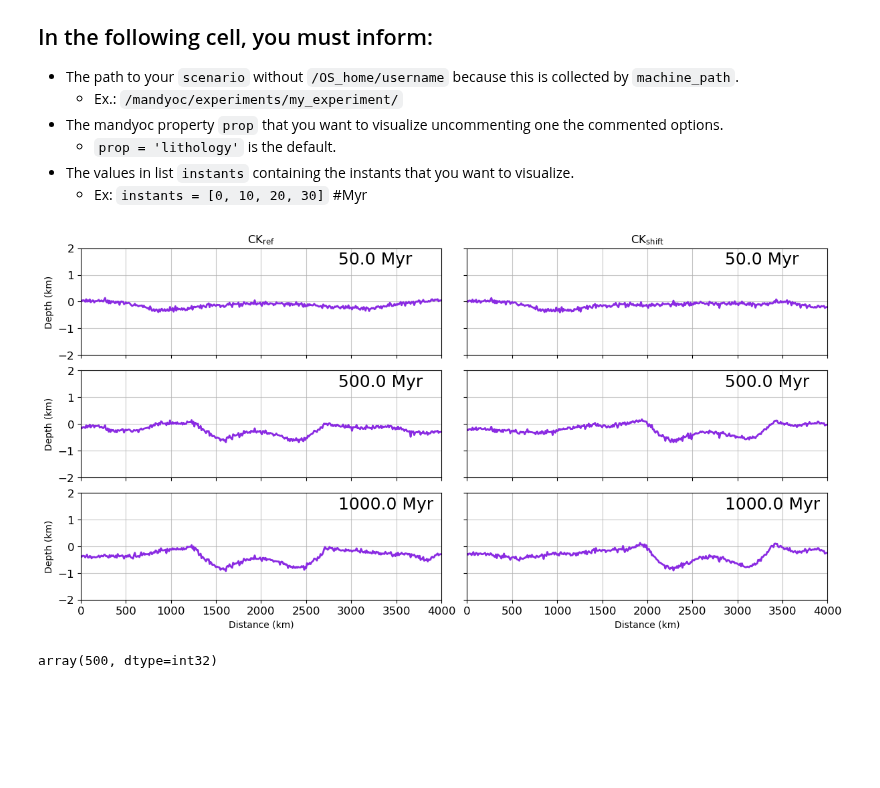
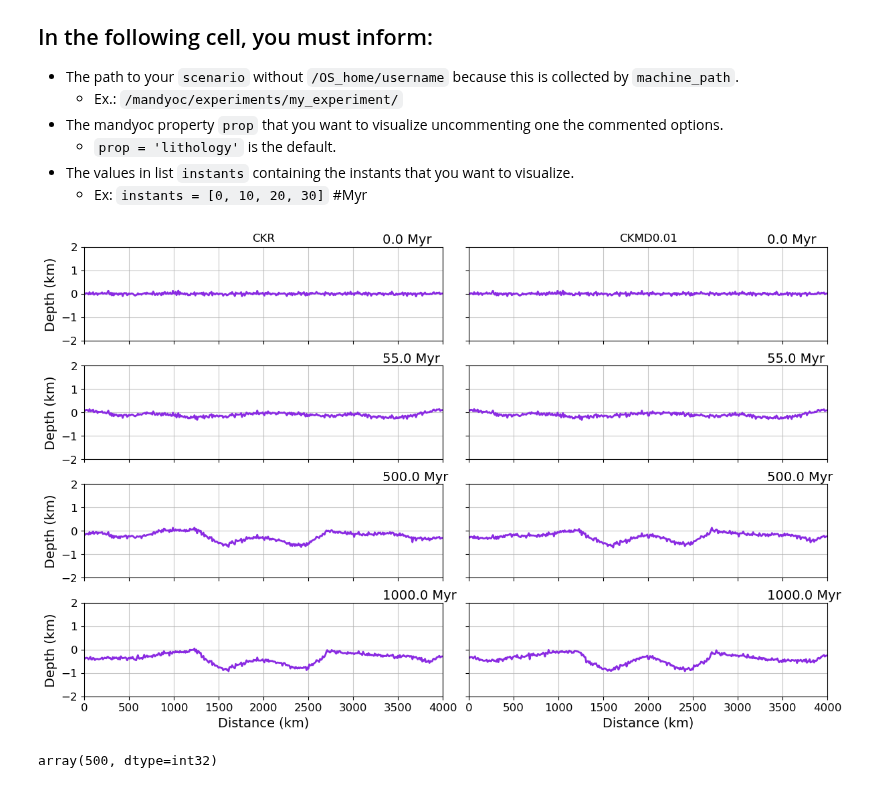
Before and after one commit to jopmas/scripts, a Jupyter notebook: keel_article/plot_comparisons_steps.ipynb, the cells around one changed output. Cells and saved outputs as stored; diff of their text form; code cells hidden in the pictures; blank space fills up the shorter version.

Commit message:
upgrade YSE notebook and plot

```diff
--- a/keel_article/plot_comparisons_steps.ipynb
+++ b/keel_article/plot_comparisons_steps.ipynb
@@ -49,7 +49,8 @@ else:
     model_path = f"/media/{machine_path.split('/')[-1]}/{external_media}"
 
 scenarios = [f"{model_path}/Doutorado/cenarios/mandyoc/keel/Lx4000km/cold_keel/thermal_bc_fixed/keel_stable_DT200_HprodAst_Lx4000km_ck_tbcf",
-             f"{model_path}/Doutorado/cenarios/mandyoc/keel/Lx4000km/cold_keel/thermal_bc_fixed/shift_craton/keel_stable_DT200_HprodAst_Lx4000km_ck_tbcf_sc"
+            #  f"{model_path}/Doutorado/cenarios/mandyoc/keel/Lx4000km/cold_keel/thermal_bc_fixed/shift_craton/keel_stable_DT200_HprodAst_Lx4000km_ck_tbcf_sc",
+             f"{model_path}/Doutorado/cenarios/mandyoc/keel/Lx4000km/cold_keel/thermal_bc_fixed/mobile_belt/mb_dryol/keel_stable_DT200_HprodAst_Lx4000km_ck_mbdo"
              ]
 
 read_ascii = True # if False, it will skip the ascii reading and saving processes and it will read the datasets from previous runs
@@ -94,18 +95,19 @@ properties = [#Properties from mandyoc. Comment/uncomment to select which ones y
 
 new_datasets = change_dataset(properties, datasets)
 
+to_remove = []
 remove_density=False
 if ('density' not in properties): #used to plot air/curst interface
         properties.append('density')
         new_datasets = change_dataset(properties, datasets)
-        properties.remove('density')
+        to_remove.append('density')
         # remove_density=True
 
 if (plot_isotherms): #add datasets needed to plot isotherms
     if ('temperature' not in new_datasets):
         properties.append('temperature')
         new_datasets = change_dataset(properties, datasets)
-        properties.remove('temperature')
+        to_remove.append('temperature')
 
 # print(f"newdataset4 {new_datasets}")
 
@@ -117,11 +119,14 @@ if (plot_melt): #add datasets needed to plot melt fraction
     new_datasets = change_dataset(properties, datasets)
 
     #removing the auxiliary datasets to not plot
-    properties.remove('pressure')
-    properties.remove('temperature')
+    to_remove.append('pressure')
+    to_remove.append('temperature')
 
 if(clean_plot): #a clean plot
     new_datasets = change_dataset(properties, datasets)
+
+for item in to_remove:
+    properties.remove(item)
 
 dataset0 = read_datasets(scenarios[0], new_datasets)
 dataset1 = read_datasets(scenarios[1], new_datasets)
@@ -167,8 +172,8 @@ prop = 'surface'
 # instants = [0, 25, 50, 90, 150]
 # instants = [0, 10, 20, 30, 40]
 # instants = [0, 30, 60, 90, 130]
-instants = [50, 500, 1000] #Myr
-# instants = [0, 30, 60, 90, 120, 150]
+# instants = [50, 250, 500, 1000] #Myr
+instants = [0, 55, 500, 1000]
 
 
 ##############################################################################################################
@@ -217,41 +222,44 @@ for instant, i in zip(instants, range(len(instants))):
              isotherms = [500, 1300],
              plot_colorbar=False
              # plot_melt = plot_melt,
              # melt_method = melt_method,
             )
     plot_property(dataset1.isel(time=idx), prop, xlims, ylims, model_path,
              fig,
              axs[2*i+1],
              plot_isotherms = plot_isotherms,
              # plot_particles = plot_particles,
              # particle_size = 0.02,
              # particle_marker = ".",
              ncores = 20,
              # step_plot = 3,
-             isotherms = [500, 1300],
+             isotherms = [500, 800, 1300],
              plot_colorbar=plot_colorbar,
              # plot_melt = plot_melt,
              # melt_method = melt_method,
             )
 
-axs[0].set_title(r'CK$_{\mathrm{ref}}$')
-axs[1].set_title(r'CK$_{\mathrm{shift}}$')
+axs[0].set_title(r'CKR')
+# axs[1].set_title(r'CKS')
+axs[1].set_title(r'CKMD0.01')
 
+label_fsize = 14
 for i in range(len(instants)):
     # axs[2*i].set_title(f"{letters[i]} - {instants[i]} Myr")
     # axs[2*i+1].set_title(f"{letters[i]} - {instants[i]} Myr")
-    axs[2*i].set_ylabel('Depth (km)')
+    axs[2*i].set_ylabel('Depth (km)', fontsize=label_fsize)
 
     if(i == len(instants) - 1):
-        axs[2*i].set_xlabel('Distance (km)')
-        axs[2*i+1].set_xlabel('Distance (km)')
+        axs[2*i].set_xlabel('Distance (km)', fontsize=label_fsize)
+        axs[2*i+1].set_xlabel('Distance (km)', fontsize=label_fsize)
 
-figname = f"CK_ref_vs_shift_{prop}"
+# figname = f"CK_ref_vs_shift_{prop}"
+figname = f"CK_ref_vs_Cmbdo001_{prop}"
 
 fig.savefig(f"figures/{figname}.png", dpi=300)
 fig.savefig(f"figures/{figname}.pdf", dpi=300)
 # %% [output]
-[figure, old version]
+[figure, new version]
 # %%
 # %% [output]
 array(500, dtype=int32)
```
Also changed, not shown: 12 other files.
